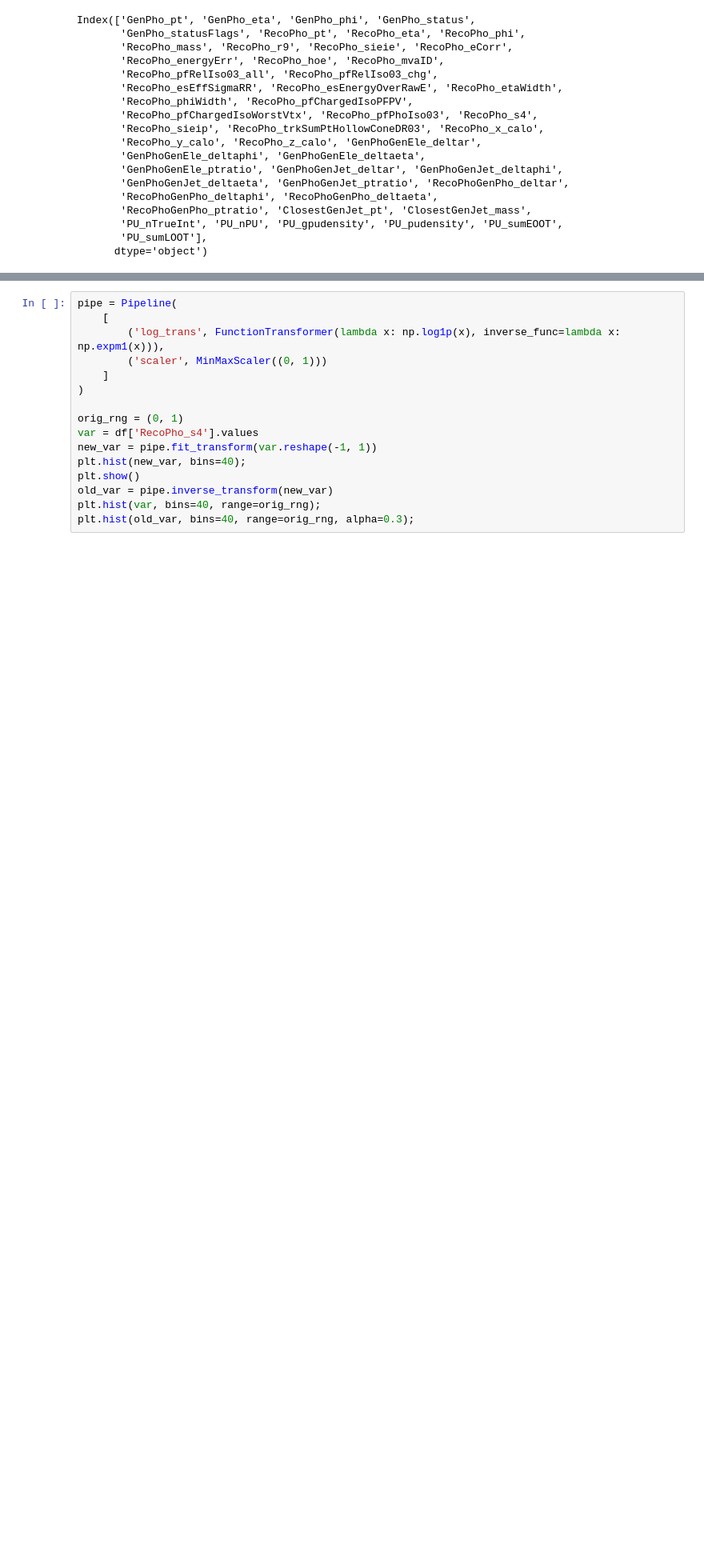
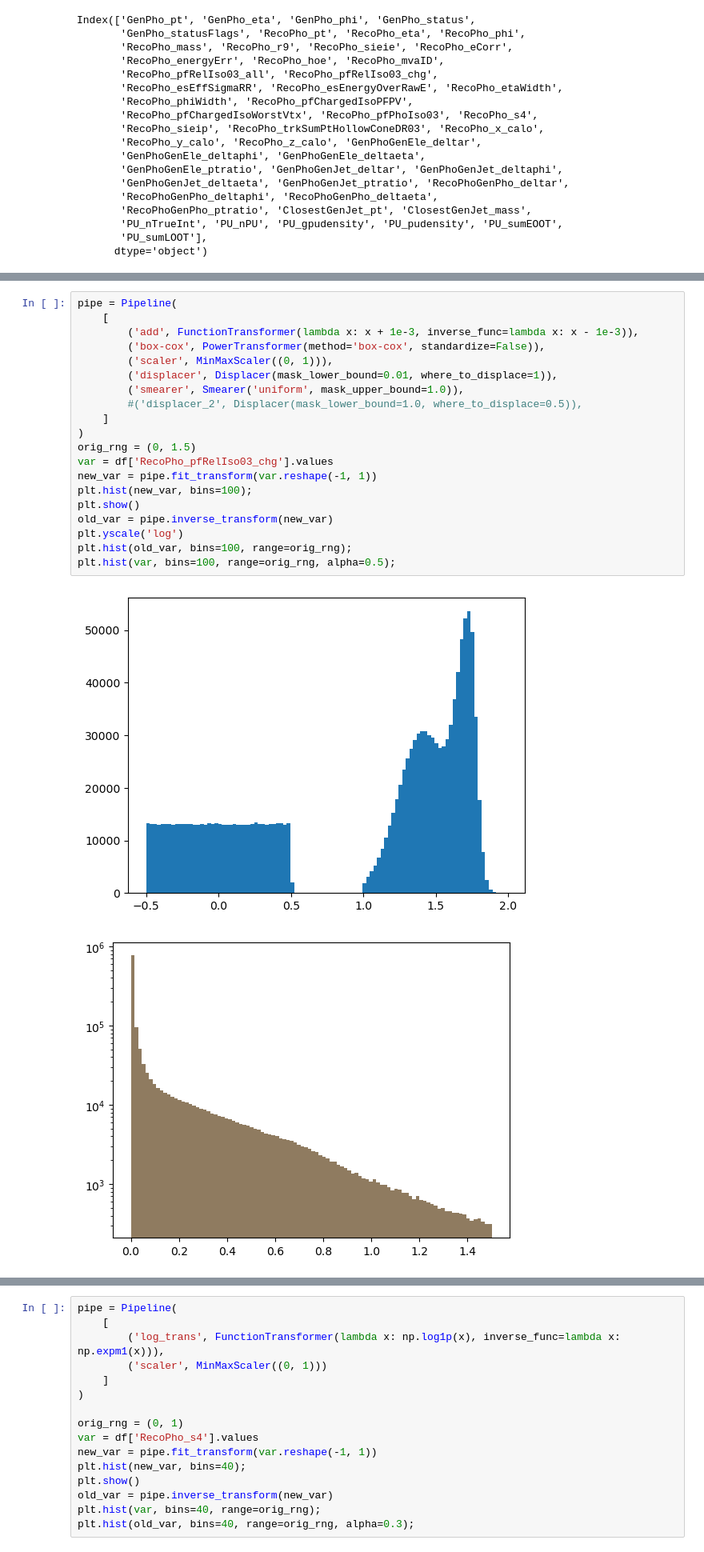
Before and after one commit to maxgalli/FlashSimStudies, a Jupyter notebook: preprocessing/study_photons.ipynb, the cells around one changed output, grey strips where cells are left out. Shown at 80% size. Cells and saved outputs as stored; diff of their text form; blank space fills up the shorter version.

```diff
--- a/preprocessing/study_photons.ipynb
+++ b/preprocessing/study_photons.ipynb
@@ -42,0 +75,23 @@ Index(['GenPho_pt', 'GenPho_eta', 'GenPho_phi', 'GenPho_status',
+# %%
+pipe = Pipeline(
+    [
+        ('add', FunctionTransformer(lambda x: x + 1e-3, inverse_func=lambda x: x - 1e-3)),
+        ('box-cox', PowerTransformer(method='box-cox', standardize=False)),
+        ('scaler', MinMaxScaler((0, 1))),
+        ('displacer', Displacer(mask_lower_bound=0.01, where_to_displace=1)),
+        ('smearer', Smearer('uniform', mask_upper_bound=1.0)),
+        #('displacer_2', Displacer(mask_lower_bound=1.0, where_to_displace=0.5)),
+    ]
+)
+orig_rng = (0, 1.5)
+var = df['RecoPho_pfRelIso03_chg'].values
+new_var = pipe.fit_transform(var.reshape(-1, 1))
+plt.hist(new_var, bins=100);
+plt.show()
+old_var = pipe.inverse_transform(new_var)
+plt.yscale('log')
+plt.hist(old_var, bins=100, range=orig_rng);
+plt.hist(var, bins=100, range=orig_rng, alpha=0.5);
+# %% [output]
+[figure, added]
+[figure, added]
```
Also changed, not shown: parts of 8 cells of this notebook, 2 other files.
